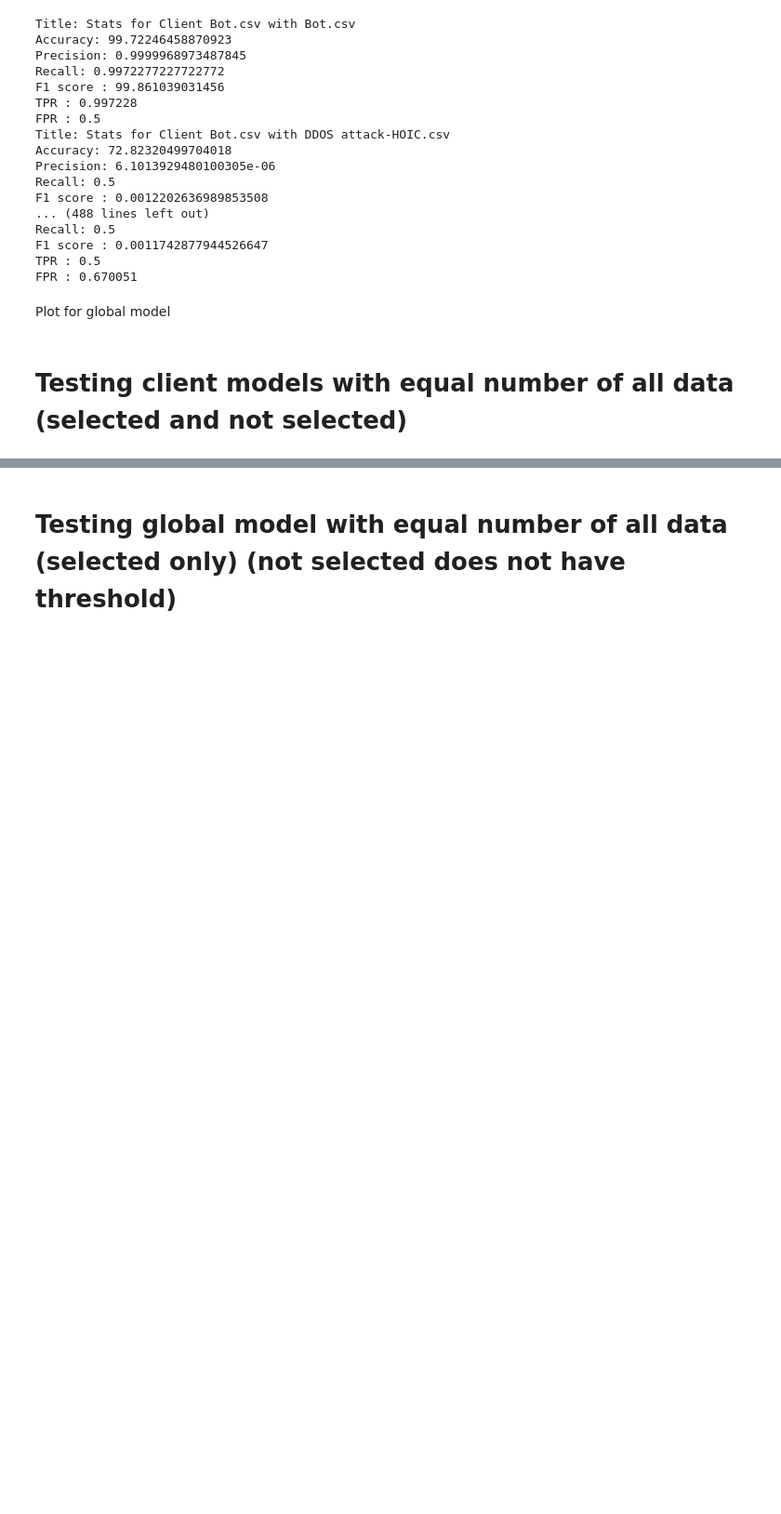
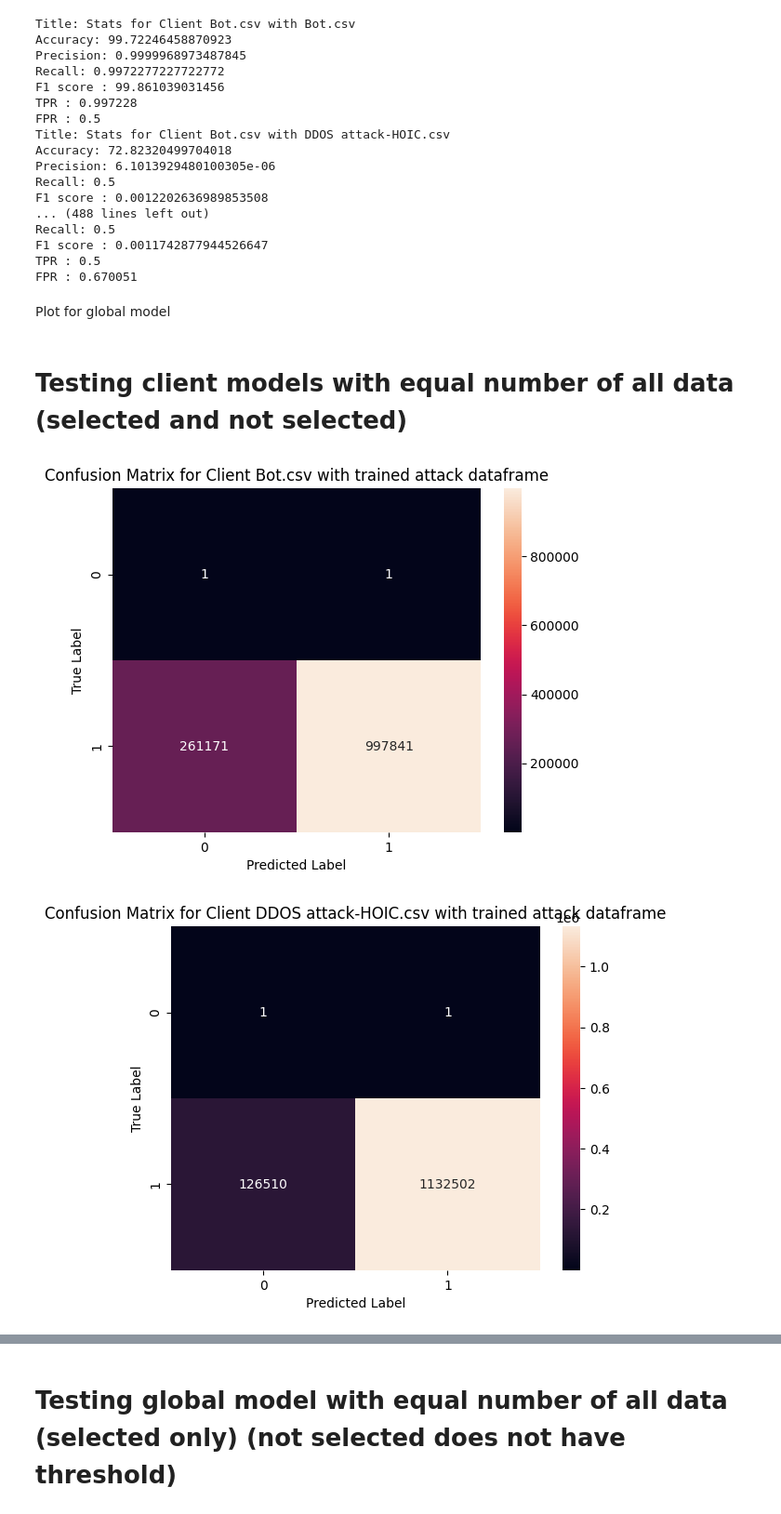
Before and after one commit to 4k5h1t/FYP, a Jupyter notebook: Separate_Attack_Training_FL_mixed-global.ipynb, the cells around one changed output, grey strips where cells are left out. Shown at 93% size. Drawn from its saved outputs; the diff is of its cells as text; code cells hidden in the pictures; blank space fills up the shorter version.

```diff
--- a/Separate_Attack_Training_FL_mixed-global.ipynb
+++ b/Separate_Attack_Training_FL_mixed-global.ipynb
@@ -879,50 +879,53 @@ global_model = torch.load('C:/Final Year Project/models/globalattackmodel.pt')
 import matplotlib.pyplot as plt
 import seaborn as sns
 selectedattackbenmix_stats = []
 device_idx = {device: i for i, device in enumerate(devices)}
 for device in devices:
   model = client_models[device_idx[device]]
   threshold = thresholds[device]
   labels = list(selectedattackbenmix_labels)
   y_true = []
   y_pred = []
   test_set = selectedattackbenmix_loader
   ind = 0
   for batch in test_set:
     for data in batch:
       pred = model(data.float())
       error = torch.mean((pred.float() - data.float())**2, dim=tuple(range(1,pred.ndim)))
       if device == labels[ind]:
           y_true.append(1)
           y_pred.append(1 if error <= threshold else 0)
       else:
           y_true.append(0)
           y_pred.append(0 if error <= threshold else 1)
       ind += 1
-    TP, FP, TN, FN = perf_measure(y_true, y_pred)
-    TP += 1
-    FN += 1
-    TN += 1
-    FP += 1
-    conf_matrix = [[TP, FN], [FP, TN]]
-    plt.figure()
-    sns.heatmap(conf_matrix, annot=True, fmt="d")
-    plt.title("Confusion Matrix for Client " + str(device) +" with "+ str(i))
-    plt.xlabel("Predicted Label")
-    plt.ylabel("True Label")
+  TP, FP, TN, FN = perf_measure(y_true, y_pred)
+  TP += 1
+  FN += 1
+  TN += 1
+  FP += 1
+  conf_matrix = [[TP, FN], [FP, TN]]
+  plt.figure()
+  sns.heatmap(conf_matrix, annot=True, fmt="d")
+  plt.title("Confusion Matrix for Client " + str(device) +" with trained attack dataframe")
+  plt.xlabel("Predicted Label")
+  plt.ylabel("True Label")
 
-    acc = (TP+TN) / (TP+TN+FP+FN)
-    precision = TP/(TP+FP)
-    recall = TP/(TP+FN)
-    F1score = 2 * ((precision * recall) / (precision + recall))
+  acc = (TP+TN) / (TP+TN+FP+FN)
+  precision = TP/(TP+FP)
+  recall = TP/(TP+FN)
+  F1score = 2 * ((precision * recall) / (precision + recall))
 
-    TPR = round((TP / (TP+FN)), 6)
-    # print('TPR is: {}%'.format(TPR))
+  TPR = round((TP / (TP+FN)), 6)
+  # print('TPR is: {}%'.format(TPR))
 
-    FPR = round((FP / (FP + TN)), 6)
-    # print('TPR is: {}%'.format(FPR))
+  FPR = round((FP / (FP + TN)), 6)
+  # print('TPR is: {}%'.format(FPR))
 
-    selectedattackbenmix_stats.append([str("Stats for Client " + str(device) +" with "+ str(i)),acc*100,precision,recall,F1score*100,TPR,FPR])
+  selectedattackbenmix_stats.append([str("Stats for Client " + str(device) +" with trained attack dataframe"),acc*100,precision,recall,F1score*100,TPR,FPR])
 
 #   [['TP', 'FN']
 #   ['FP', 'TN']]
+# %% [output]
+[figure, added]
+[figure, added]
```
Also changed, not shown: parts of 10 cells of this notebook.
